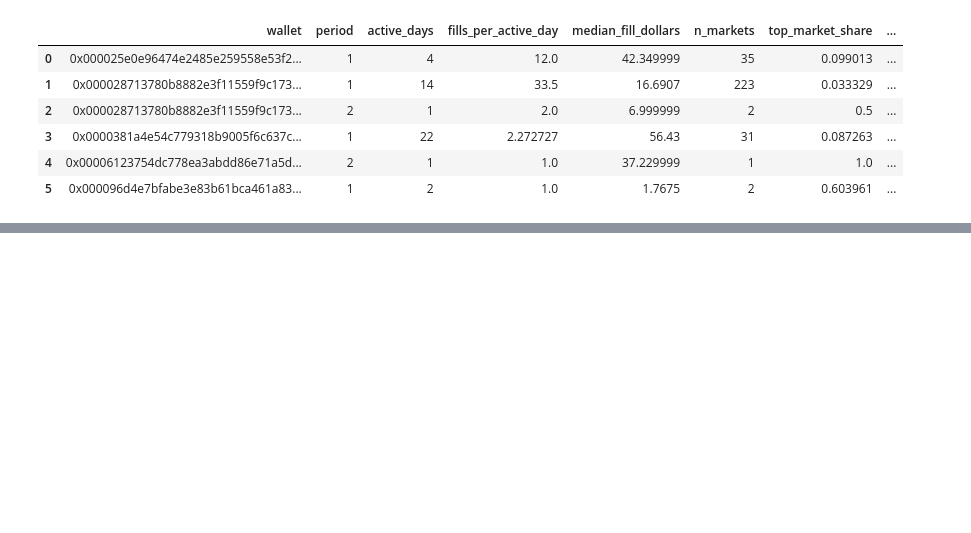
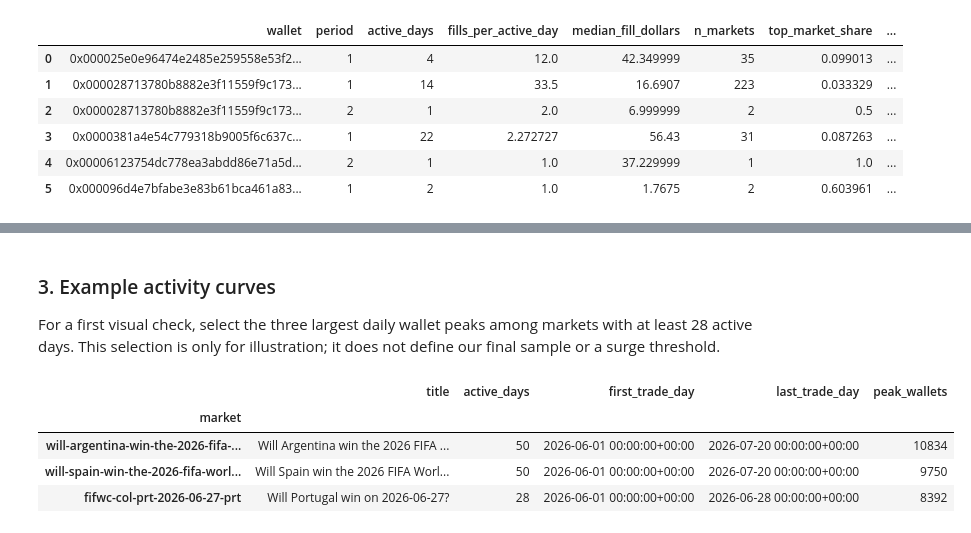
Before and after one commit to Cumuifreer/ucla-stats161-project, a Jupyter notebook: midterm.ipynb, the cells around one changed output, grey strips where cells are left out. Drawn from its saved outputs; the diff is of its cells as text; code cells hidden in the pictures; blank space fills up the shorter version.

```diff
--- a/midterm.ipynb
+++ b/midterm.ipynb
@@ -314,0 +379,16 @@ Missing BUY-price medians: 67,918
+# %% [markdown]
+### 3. Example activity curves
+
+For a first visual check, select the three largest daily wallet peaks among markets with at least 28 active days. This selection is only for illustration; it does not define our final sample or a surge threshold.
+# %%
+example_markets = market_summary.loc[
+    market_summary["active_days"] >= 28
+].nlargest(3, "peak_wallets")
+
+example_markets[["title", "active_days", "first_trade_day", "last_trade_day", "peak_wallets"]]
+# %% [output]
+|  | title | active_days | first_trade_day | last_trade_day | peak_wallets |
+| market |  |  |  |  |  |
+| will-argentina-win-the-2026-fifa-... | Will Argentina win the 2026 FIFA ... | 50 | 2026-06-01 00:00:00+00:00 | 2026-07-20 00:00:00+00:00 | 10834 |
+| will-spain-win-the-2026-fifa-worl... | Will Spain win the 2026 FIFA Worl... | 50 | 2026-06-01 00:00:00+00:00 | 2026-07-20 00:00:00+00:00 | 9750 |
+| fifwc-col-prt-2026-06-27-prt | Will Portugal win on 2026-06-27? | 28 | 2026-06-01 00:00:00+00:00 | 2026-06-28 00:00:00+00:00 | 8392 |
```
Also changed, not shown: parts of 6 cells of this notebook, 2 other files.
